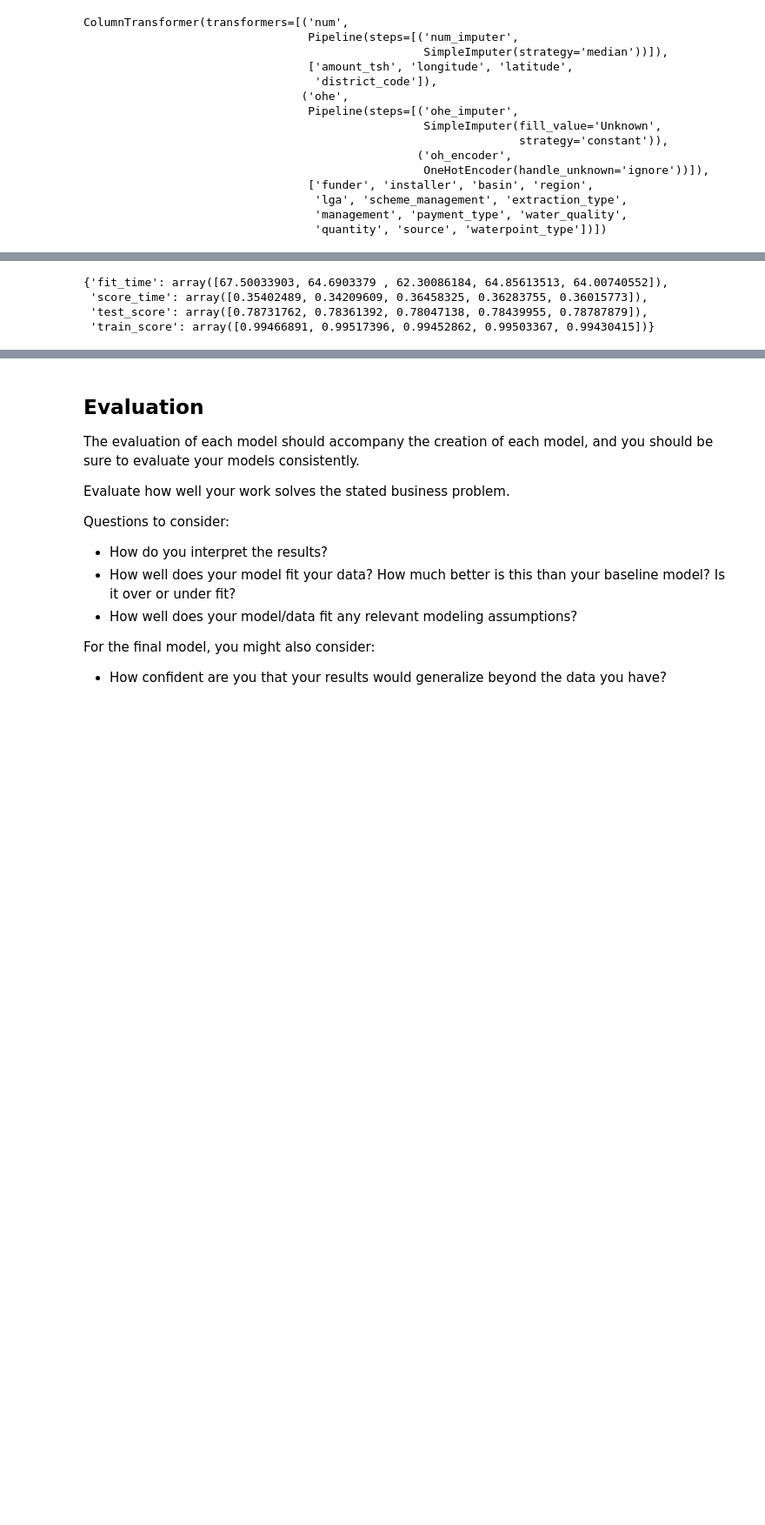
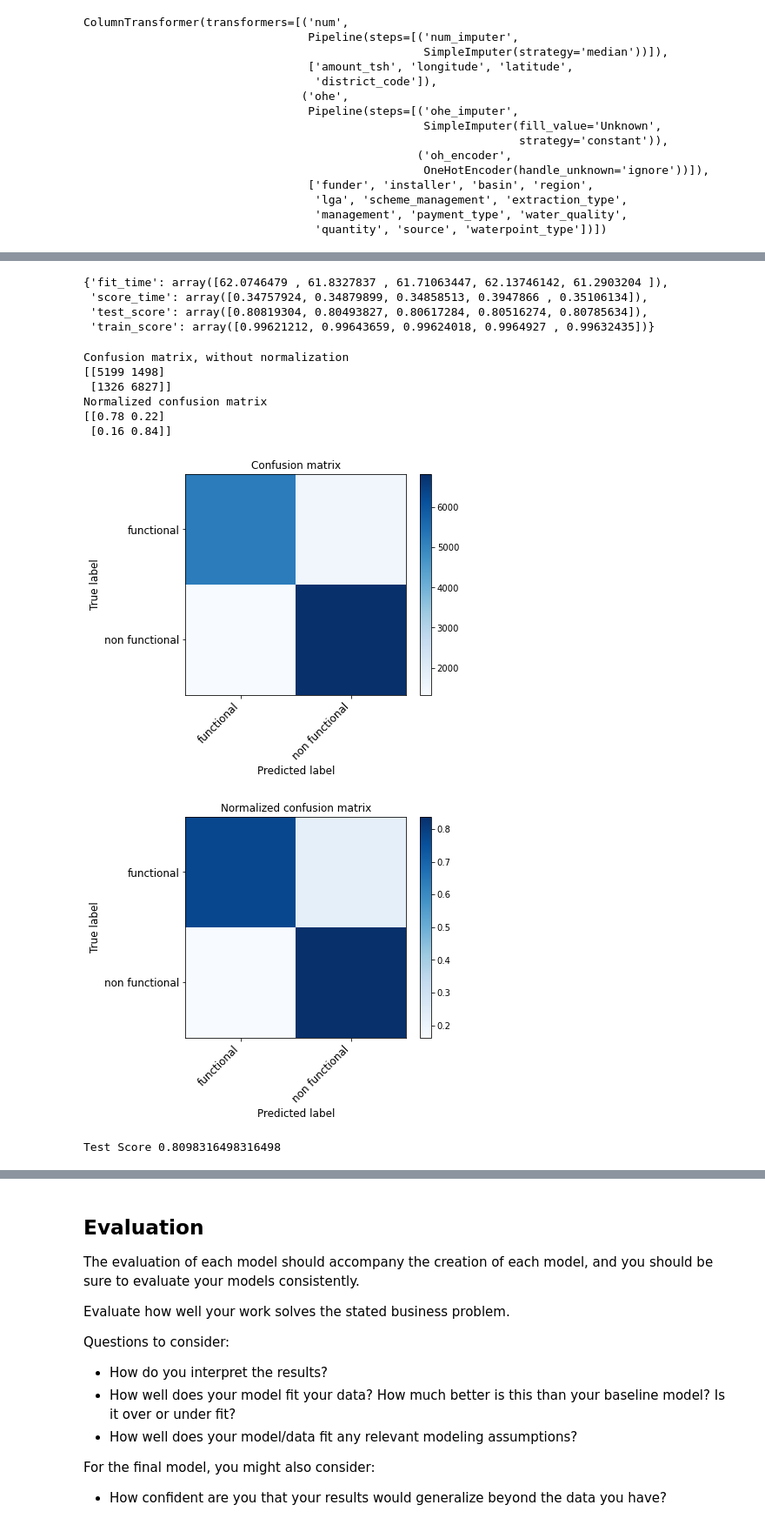
Before and after one commit to djs6478/Well-Project, a Jupyter notebook: Notebooks/Derek/Derek Notebooks.ipynb, the cells around one changed output, grey strips where cells are left out. Shown at 87% size. Cells and saved outputs as stored; diff of their text form; code cells hidden in the pictures; blank space fills up the shorter version.

```diff
--- a/Notebooks/Derek/Derek Notebooks.ipynb
+++ b/Notebooks/Derek/Derek Notebooks.ipynb
@@ -134,7 +134,7 @@ def funder_top5(row):
 
 df['funder'] = df.apply(lambda row: funder_top5(row), axis=1)
 # %%
-str_to_num = {'functional':2, 'functional needs repair':1,
+str_to_num = {'functional':1, 'functional needs repair':0,
                    'non functional':0}
 
 df['status_group_new']  = df['status_group'].replace(str_to_num)
@@ -671,5 +670,6 @@ ColumnTransformer(transformers=[('num',
 # %%
 clf_rf = Pipeline(steps=[
     ('preprocessor', preprocessor),
-    ('classifier', RandomForestClassifier(class_weight='balanced'))
-])
+    ('classifier', RandomForestClassifier(class_weight='balanced'))])
+# %%
+clf_rf.fit(X_train,y_train)
@@ -676,7 +694,52 @@ clf_rf = Pipeline(steps=[
 # %%
 cross_validate(clf_rf, X_train, y_train, return_train_score=True)
 # %% [output]
-{'fit_time': array([67.50033903, 64.6903379 , 62.30086184, 64.85613513, 64.00740552]),
- 'score_time': array([0.35402489, 0.34209609, 0.36458325, 0.36283755, 0.36015773]),
- 'test_score': array([0.78731762, 0.78361392, 0.78047138, 0.78439955, 0.78787879]),
- 'train_score': array([0.99466891, 0.99517396, 0.99452862, 0.99503367, 0.99430415])}
+{'fit_time': array([62.0746479 , 61.8327837 , 61.71063447, 62.13746142, 61.2903204 ]),
+ 'score_time': array([0.34757924, 0.34879899, 0.34858513, 0.3947866 , 0.35106134]),
+ 'test_score': array([0.80819304, 0.80493827, 0.80617284, 0.80516274, 0.80785634]),
+ 'train_score': array([0.99621212, 0.99643659, 0.99624018, 0.9964927 , 0.99632435])}
+# %%
+plt.rcParams['figure.figsize'] = (6.0, 6.0)
+
+from sklearn.metrics import confusion_matrix
+labels=['functional','non functional']
+def plot_confusion_matrix(cm, title='Confusion matrix', cmap=plt.cm.Blues):
+    plt.imshow(cm, interpolation='nearest', cmap=cmap)
+    plt.title(title)
+    plt.colorbar(shrink=0.7)
+    tick_marks = np.arange(len(labels))
+    plt.xticks(tick_marks, labels, rotation=45, ha='right', fontsize=12)
+    plt.yticks(tick_marks, labels , fontsize=12)
+    plt.tight_layout()
+    plt.ylabel('True label', fontsize=12)
+    plt.xlabel('Predicted label', fontsize=12)
+
+
+# Compute confusion matrix
+cm = confusion_matrix(y_test, clf_rf.predict(X_test))
+np.set_printoptions(precision=2)
+print('Confusion matrix, without normalization')
+print(cm)
+plt.figure()
+plot_confusion_matrix(cm)
+
+# Normalize the confusion matrix by row (i.e by the number of samples
+# in each class)
+cm_normalized = cm.astype('float') / cm.sum(axis=1)[:, np.newaxis]
+print('Normalized confusion matrix')
+print(cm_normalized)
+plt.figure()
+plot_confusion_matrix(cm_normalized, title='Normalized confusion matrix')
+
+plt.show()
+print ('Test Score', cm.diagonal().sum()/float(cm.sum()))
+# %% [output]
+Confusion matrix, without normalization
+[[5199 1498]
+ [1326 6827]]
+Normalized confusion matrix
+[[0.78 0.22]
+ [0.16 0.84]]
+[figure, added]
+[figure, added]
+Test Score 0.8098316498316498
```
Also changed, not shown: parts of 11 cells of this notebook.
